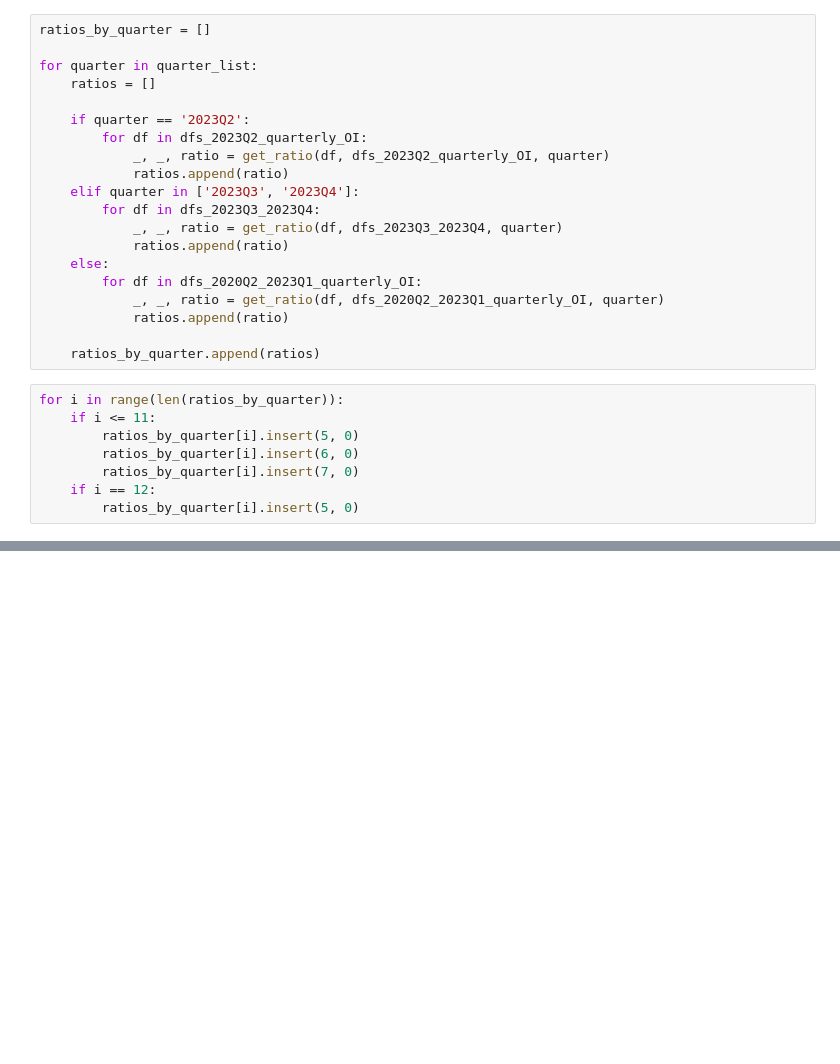
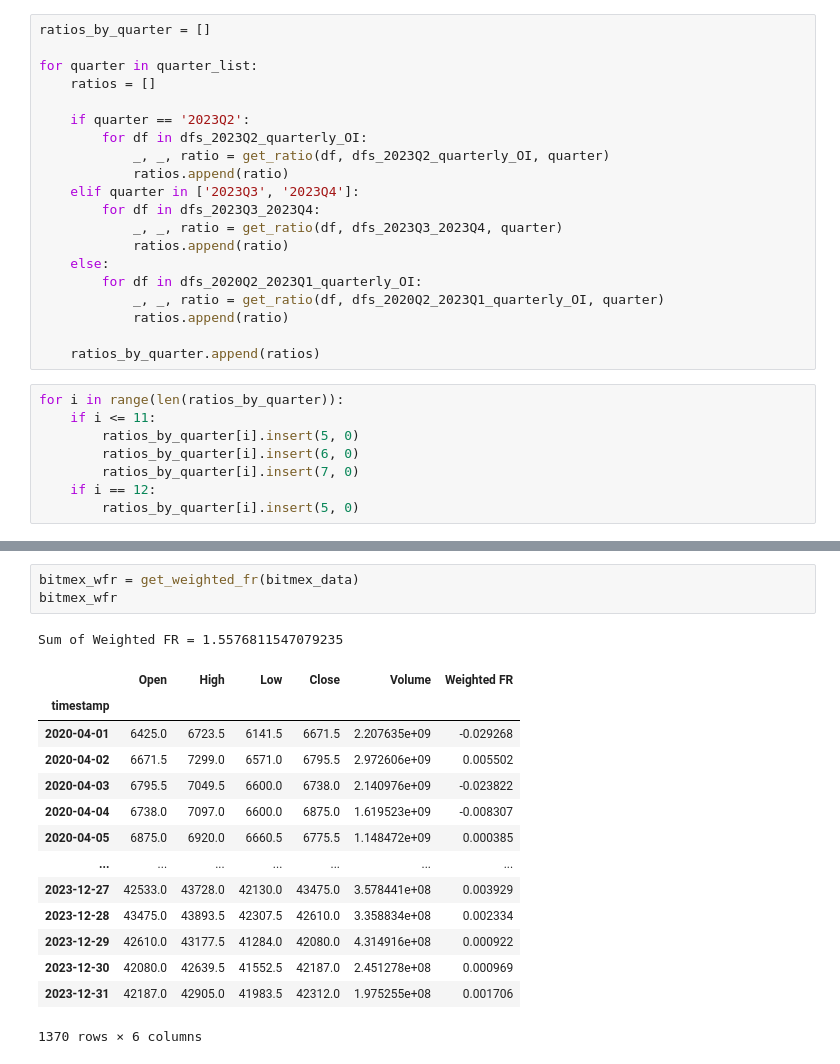
Before and after one commit to immortal16/OpenDeltaDeliverables, a Jupyter notebook: 1_2_data_aggregation.ipynb, the cells around one changed output, grey strips where cells are left out. Cells and saved outputs as stored; diff of their text form; blank space fills up the shorter version.

```diff
--- a/1_2_data_aggregation.ipynb
+++ b/1_2_data_aggregation.ipynb
@@ -138,0 +187,19 @@ get_weighted_fr(huobi_data)
+# %%
+bitmex_wfr = get_weighted_fr(bitmex_data)
+bitmex_wfr
+# %% [output]
+Sum of Weighted FR = 1.5576811547079235
+|  | Open | High | Low | Close | Volume | Weighted FR |
+| timestamp |  |  |  |  |  |  |
+| 2020-04-01 | 6425.0 | 6723.5 | 6141.5 | 6671.5 | 2.207635e+09 | -0.029268 |
+| 2020-04-02 | 6671.5 | 7299.0 | 6571.0 | 6795.5 | 2.972606e+09 | 0.005502 |
+| 2020-04-03 | 6795.5 | 7049.5 | 6600.0 | 6738.0 | 2.140976e+09 | -0.023822 |
+| 2020-04-04 | 6738.0 | 7097.0 | 6600.0 | 6875.0 | 1.619523e+09 | -0.008307 |
+| 2020-04-05 | 6875.0 | 6920.0 | 6660.5 | 6775.5 | 1.148472e+09 | 0.000385 |
+| ... | ... | ... | ... | ... | ... | ... |
+| 2023-12-27 | 42533.0 | 43728.0 | 42130.0 | 43475.0 | 3.578441e+08 | 0.003929 |
+| 2023-12-28 | 43475.0 | 43893.5 | 42307.5 | 42610.0 | 3.358834e+08 | 0.002334 |
+| 2023-12-29 | 42610.0 | 43177.5 | 41284.0 | 42080.0 | 4.314916e+08 | 0.000922 |
+| 2023-12-30 | 42080.0 | 42639.5 | 41552.5 | 42187.0 | 2.451278e+08 | 0.000969 |
+| 2023-12-31 | 42187.0 | 42905.0 | 41983.5 | 42312.0 | 1.975255e+08 | 0.001706 |
+1370 rows × 6 columns
```
Also changed, not shown: parts of 13 cells of this notebook.
